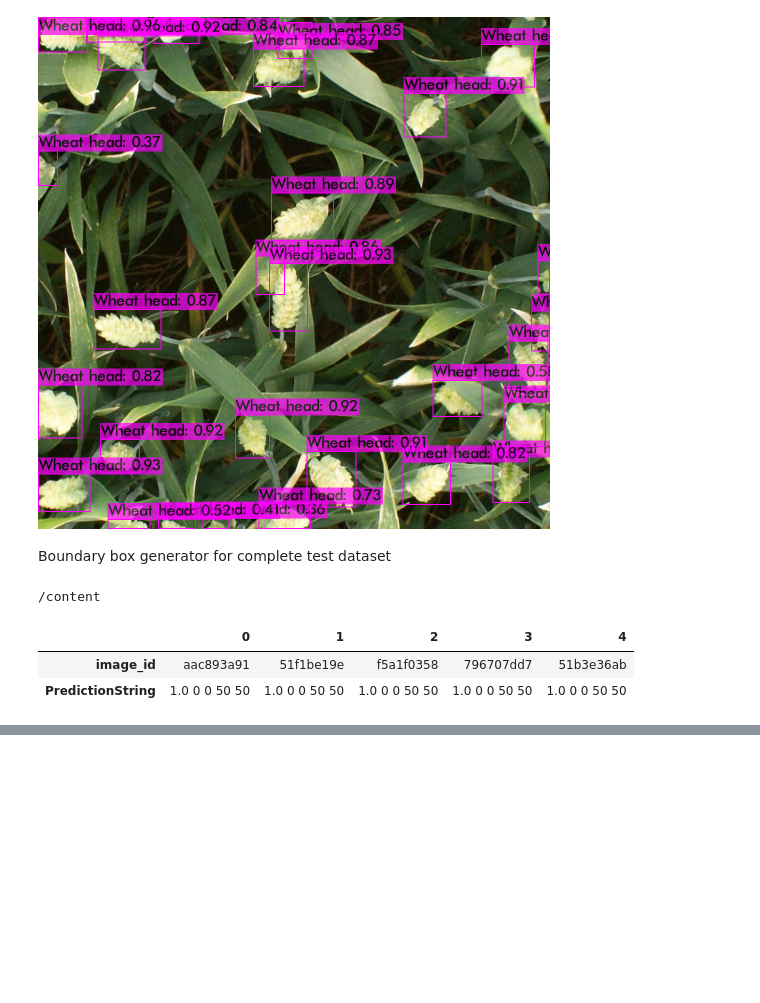
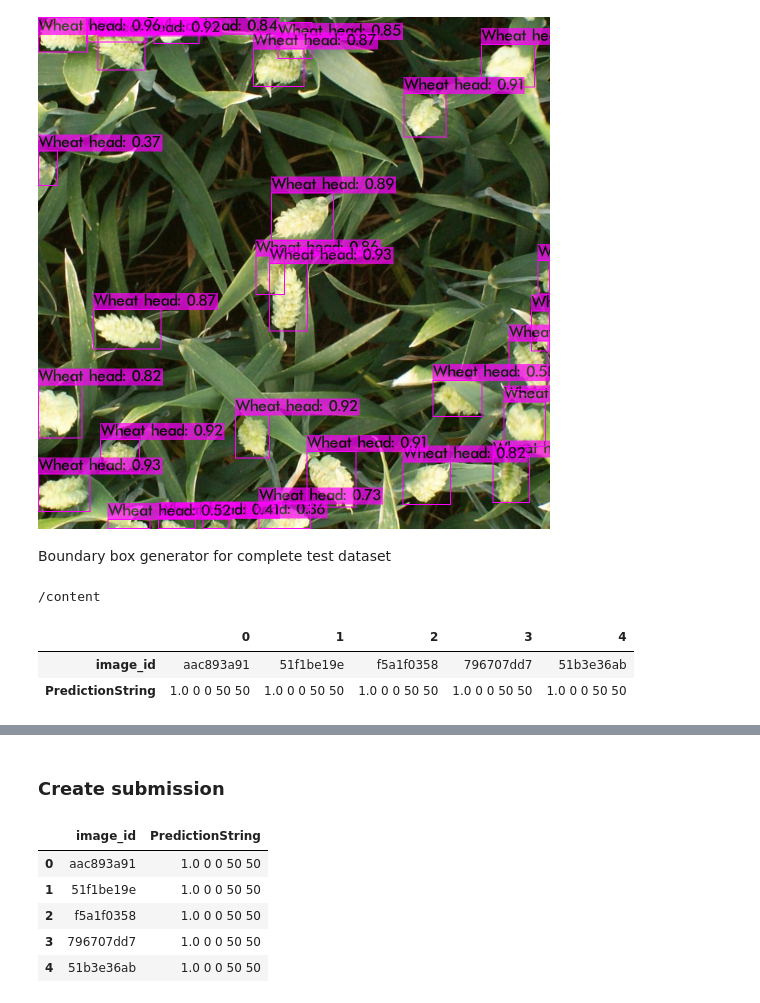
Before and after one commit to Gooogr/Kaggle_Global_Wheat_Detection, a Jupyter notebook: GWD_YOLO_v4_predict.ipynb, the cells around one changed output, grey strips where cells are left out. Cells and saved outputs as stored; diff of their text form; code cells hidden in the pictures; blank space fills up the shorter version.

Commit message:
Created using Colaboratory. Add submission generator

```diff
--- a/GWD_YOLO_v4_predict.ipynb
+++ b/GWD_YOLO_v4_predict.ipynb
@@ -323 +329,12 @@ result_df
 241 rows × 6 columns
+# %% [markdown]
+### Create submission
+# %%
+sample_submission.head()
+# %% [output]
+|  | image_id | PredictionString |
+| 0 | aac893a91 | 1.0 0 0 50 50 |
+| 1 | 51f1be19e | 1.0 0 0 50 50 |
+| 2 | f5a1f0358 | 1.0 0 0 50 50 |
+| 3 | 796707dd7 | 1.0 0 0 50 50 |
+| 4 | 51b3e36ab | 1.0 0 0 50 50 |
```
Also changed, not shown: parts of 18 cells of this notebook.
